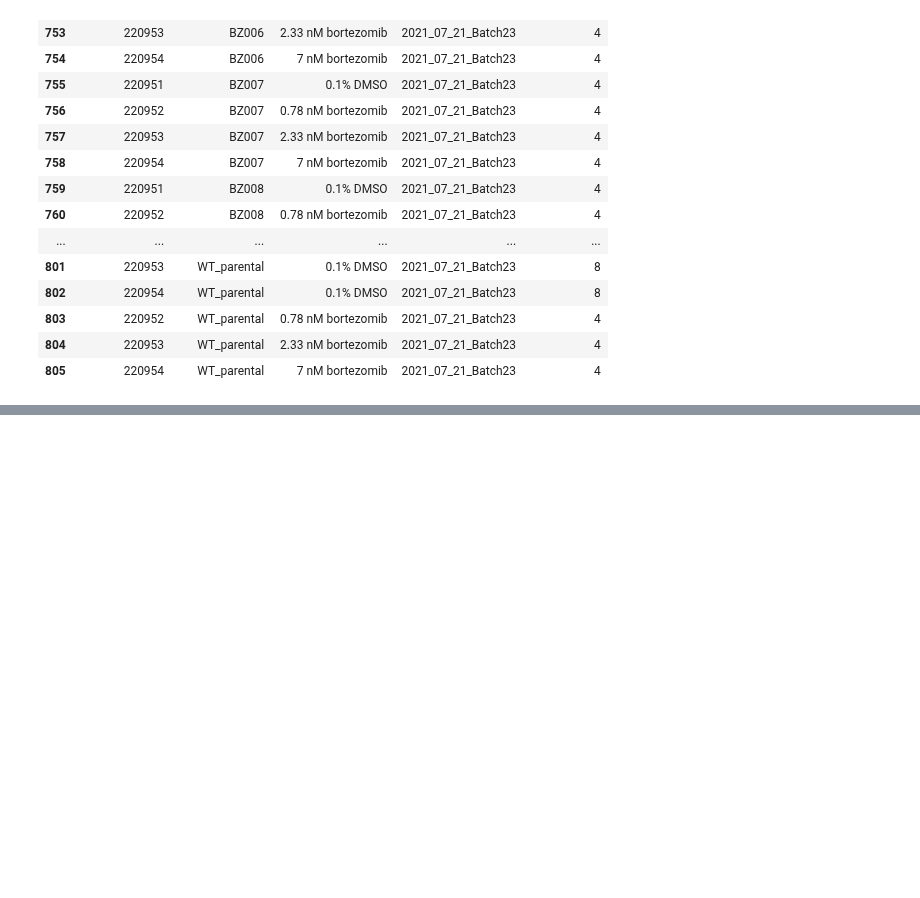
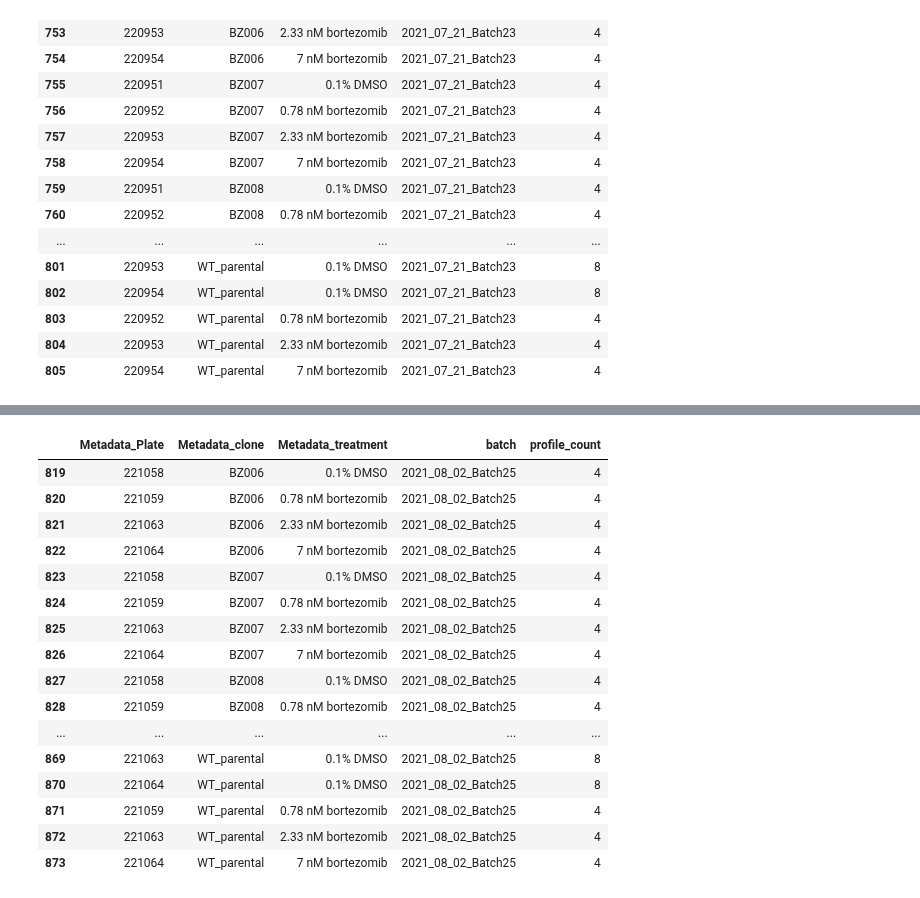
Before and after one commit to broadinstitute/profiling-resistance-mechanisms, a Jupyter notebook: 2.describe-data/0.describe-data.ipynb, the cells around one changed output, grey strips where cells are left out. Drawn from its saved outputs; the diff is of its cells as text; code cells hidden in the pictures; blank space fills up the shorter version.

```diff
--- a/2.describe-data/0.describe-data.ipynb
+++ b/2.describe-data/0.describe-data.ipynb
@@ -846,0 +866,21 @@ batch23_df
+# %%
+batch25_df = treatment_counts_df.query("batch == '2021_08_02_Batch25'").dropna(axis="columns")
+batch25_df
+# %% [output]
+|  | Metadata_Plate | Metadata_clone | Metadata_treatment | batch | profile_count |
+| 819 | 221058 | BZ006 | 0.1% DMSO | 2021_08_02_Batch25 | 4 |
+| 820 | 221059 | BZ006 | 0.78 nM bortezomib | 2021_08_02_Batch25 | 4 |
+| 821 | 221063 | BZ006 | 2.33 nM bortezomib | 2021_08_02_Batch25 | 4 |
+| 822 | 221064 | BZ006 | 7 nM bortezomib | 2021_08_02_Batch25 | 4 |
+| 823 | 221058 | BZ007 | 0.1% DMSO | 2021_08_02_Batch25 | 4 |
+| 824 | 221059 | BZ007 | 0.78 nM bortezomib | 2021_08_02_Batch25 | 4 |
+| 825 | 221063 | BZ007 | 2.33 nM bortezomib | 2021_08_02_Batch25 | 4 |
+| 826 | 221064 | BZ007 | 7 nM bortezomib | 2021_08_02_Batch25 | 4 |
+| 827 | 221058 | BZ008 | 0.1% DMSO | 2021_08_02_Batch25 | 4 |
+| 828 | 221059 | BZ008 | 0.78 nM bortezomib | 2021_08_02_Batch25 | 4 |
+| ... | ... | ... | ... | ... | ... |
+| 869 | 221063 | WT_parental | 0.1% DMSO | 2021_08_02_Batch25 | 8 |
+| 870 | 221064 | WT_parental | 0.1% DMSO | 2021_08_02_Batch25 | 8 |
+| 871 | 221059 | WT_parental | 0.78 nM bortezomib | 2021_08_02_Batch25 | 4 |
+| 872 | 221063 | WT_parental | 2.33 nM bortezomib | 2021_08_02_Batch25 | 4 |
+| 873 | 221064 | WT_parental | 7 nM bortezomib | 2021_08_02_Batch25 | 4 |
```
Also changed, not shown: parts of 12 cells of this notebook, 37 other files.
